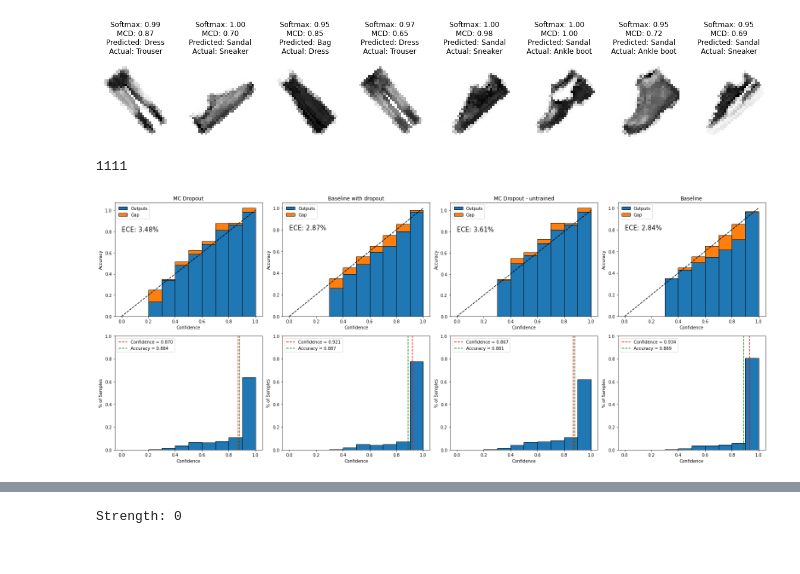
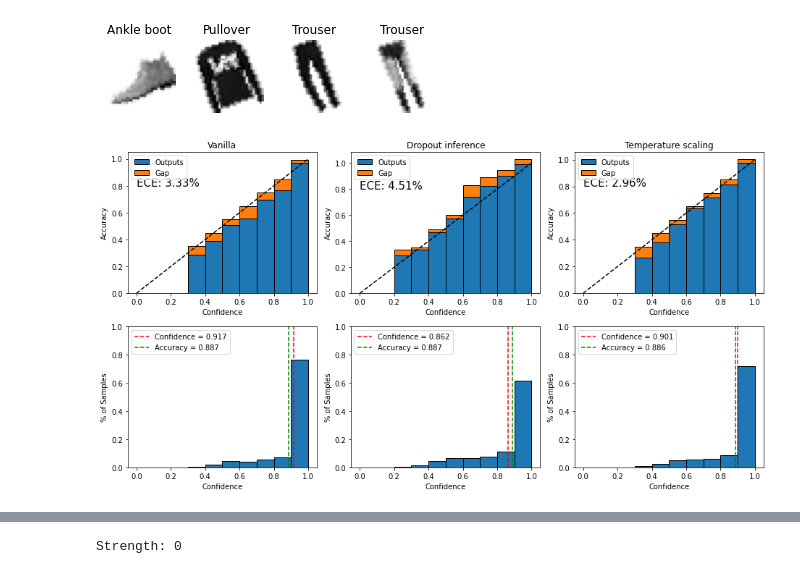
Before and after one commit to vlasakjiri/uncertainty-estimations, a Jupyter notebook: classification-fmnist.ipynb, the cells around one changed output, grey strips where cells are left out. Saved outputs shown, nothing was run; the diff lists cells and outputs as text; code cells hidden in the pictures.

```diff
--- a/classification-fmnist.ipynb
+++ b/classification-fmnist.ipynb
@@ -40,14 +40,24 @@ transforms = torchvision.transforms.Compose([torchvision.transforms.Resize((32,
 
 data_train = torchvision.datasets.FashionMNIST(
     "fmnist", download=True, train=True, transform=transforms)
+
+train_set_size = int(len(data_train) * 0.9)
+valid_set_size = len(data_train) - train_set_size
+data_train, data_val = torch.utils.data.random_split(
+    data_train, [train_set_size, valid_set_size], generator=torch.Generator().manual_seed(0))
+
 data_loader_train = torch.utils.data.DataLoader(data_train,
                                                 batch_size=32,
                                                 shuffle=True,
                                                 )
 
 transforms_test = torchvision.transforms.Compose([torchvision.transforms.Resize((32, 32)),
-                                             torchvision.transforms.RandomRotation(degrees=(40,40)),
+                                             torchvision.transforms.RandomRotation(degrees=(0,0)),
                                              torchvision.transforms.ToTensor()])
+
+data_loader_val = torch.utils.data.DataLoader(data_val,
+                                               batch_size=32,
+                                               shuffle=False)
 
 data_test = torchvision.datasets.FashionMNIST(
     "fmnist", download=True, train=False, transform=transforms_test)
@@ -135,31 +166,31 @@ progress_model_dropout = utils.model.run_validation(
 # %%
 class_names = ["T-shirt/top", "Trouser", "Pullover", "Dress", "Coat", "Sandal", "Shirt", "Sneaker", "Bag", "Ankle boot"]
 # %%
-incorrect = np.argwhere((progress_model.predictions != progress_model.labels) & (progress_model.max_probs > .9)).ravel()
+# incorrect = np.argwhere((progress_model.predictions != progress_model.labels) & (progress_model.max_probs > .9)).ravel()
 # idx = np.argsort(progress_model.max_probs)[::-1][incorrect]
-idx=incorrect
-num = 8
-fig, axs = plt.subplots(1, num, figsize=(20,10))
-dropout_max_probs_untrained = progress_model.dropout_outputs.max(axis=-1)
+# idx=incorrect
+num = 4
+fig, axs = plt.subplots(1, num)
+# dropout_max_probs_untrained = progress_model.dropout_outputs.max(axis=-1)
 
 for i in range(num):
-    axs[i].imshow(data_test[idx[i]][0].permute(1,2,0), cmap="Greys")
+    axs[i].imshow(data_test[i][0].permute(1,2,0), cmap="Greys")
+    # axs[i].set_title(
+    #     f"Softmax: {progress_model.max_probs[idx[i]]:.2f}\n"
+    #     f"MCD: {dropout_max_probs_untrained[idx[i]]:.2f}\n"
+    #     f"Predicted: {class_names[int(progress_model.predictions[idx[i]])]}\n"
+    #     f"Actual: {class_names[int(progress_model.labels[idx[i]])]}\n"
+    # )
     axs[i].set_title(
-        f"Softmax: {progress_model.max_probs[idx[i]]:.2f}\n"
-        f"MCD: {dropout_max_probs_untrained[idx[i]]:.2f}\n"
-        f"Predicted: {class_names[int(progress_model.predictions[idx[i]])]}\n"
-        f"Actual: {class_names[int(progress_model.labels[idx[i]])]}\n"
+        f"{class_names[int(data_test[i][1])]}"
     )
     axs[i].axis("off")
 
+plt.savefig("fmnist-rotation-examples.pdf")
 
 # progress_model.max_probs[ids]
 # %% [output]
-[figure, old version]
+[figure, new version]
-# %%
-incorrect.sum()
-# %% [output]
-1111
 # %%
 # nll = criterion(torch.tensor(progress.logits), torch.tensor(
 #     progress.labels, dtype=torch.long)).item()
@@ -169,22 +200,23 @@ incorrect.sum()
 # )
 
 # mc_logits = progress.dropout_logits.mean(axis=0)
-dropout_max_probs = progress_model_dropout.dropout_outputs.max(axis=-1)
-dropout_max_probs_untrained = progress_model.dropout_outputs.max(axis=-1)
 
 
 
+ensemble_max_probs = progress_model_ensemble.logits.max(axis=1)
 
 utils.visualisations.calibration_graph([
-        ("MC Dropout", dropout_max_probs, np.argsort(dropout_max_probs), progress_model_dropout.dropout_predictions),
-        ("Baseline with dropout", progress_model_dropout.max_probs, np.argsort(progress_model_dropout.max_probs), progress_model_dropout.predictions),
-        ("MC Dropout - untrained", dropout_max_probs_untrained, np.argsort(dropout_max_probs_untrained), progress_model.dropout_predictions),
-        ("Baseline", progress_model.max_probs, np.argsort(progress_model.max_probs), progress_model.predictions),
+        ("Vanilla", progress_model.max_probs, np.argsort(progress_model.max_probs), progress_model.predictions),
+        ("Dropout inference", progress_model.dropout_max_probs, np.argsort(progress_model.dropout_max_probs), progress_model.dropout_predictions),
+        ("Temperature scaling", progress_model_scaled.max_probs, np.argsort(progress_model_scaled.max_probs), progress_model_scaled.predictions),
+
     ],
-    progress_model_dropout.labels,
+    progress_model_dropout.labels, figsize=(13,7)
     )
+
+plt.savefig("figures/fmnist-calibration1.pdf")
 # %% [output]
-[figure, old version]
+[figure, new version]
 # %%
 curves = []
 
```
Also changed, not shown: parts of 17 cells of this notebook, 14 other files.
